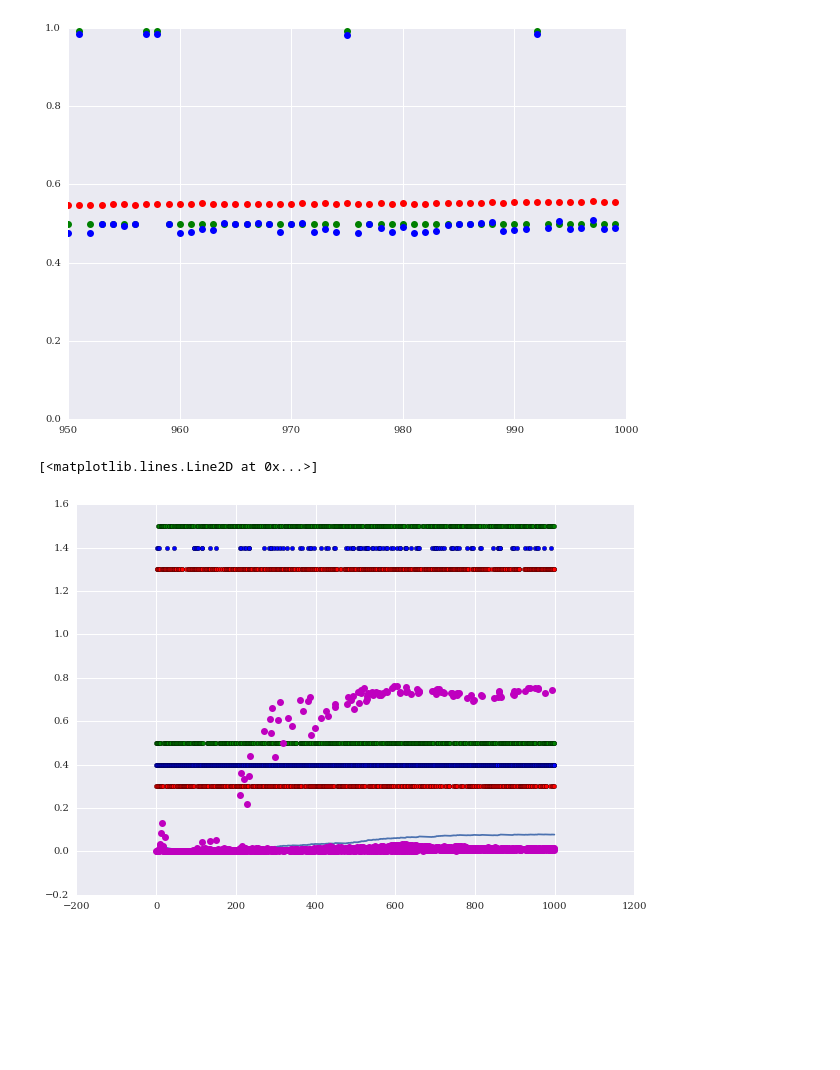
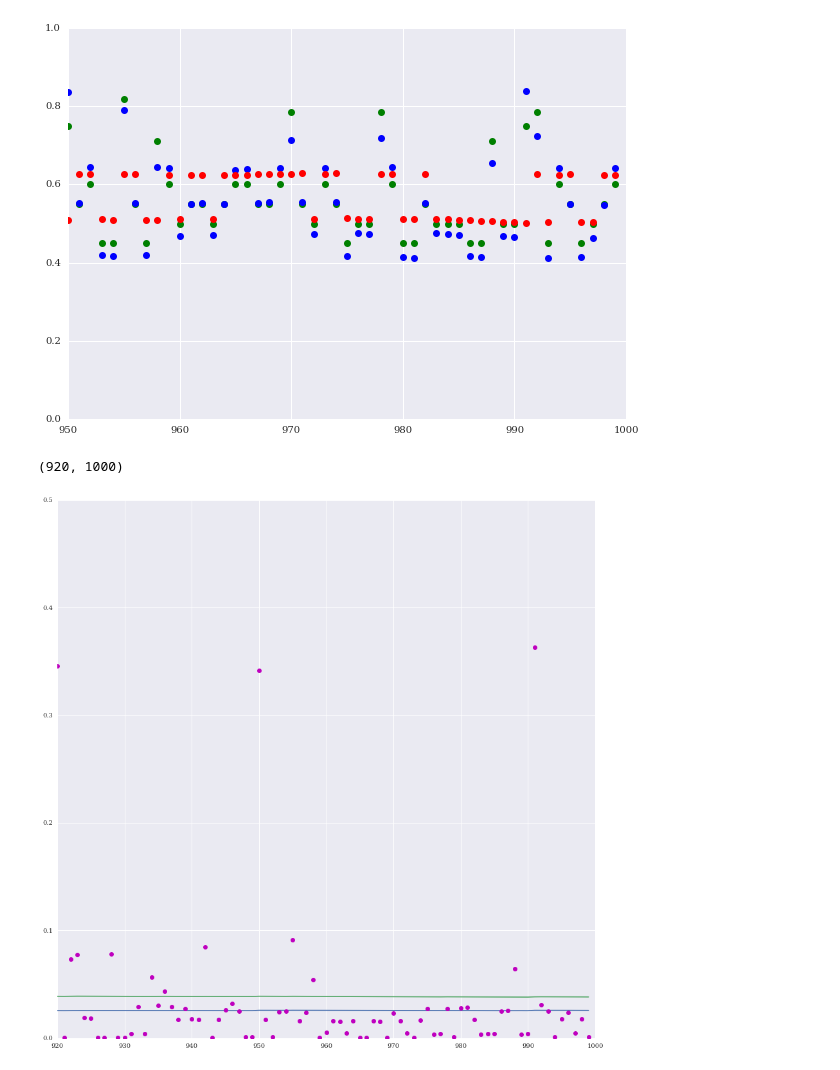
Before and after one commit to gabeschamberg/sample-path-causal-measure, a Jupyter notebook: notebooks/Conditional Bernoulli Causal Inference.ipynb, the cells around one changed output. Saved outputs shown, nothing was run; the diff lists cells and outputs as text; code cells hidden in the pictures; blank space fills up the shorter version.

```diff
--- a/notebooks/Conditional Bernoulli Causal Inference.ipynb
+++ b/notebooks/Conditional Bernoulli Causal Inference.ipynb
@@ -31,11 +31,11 @@ T = 1000
 params = np.zeros((N,N,K))
 # X params
 params[0,0,0] = 0   # x_{t-2} -> x_t
-params[0,0,1] = 0   # x_{t-1} -> x_t
+params[0,0,1] = -0.40546   # x_{t-1} -> x_t # P(X=1|X=1) = 0.6
 params[0,1,0] = 0   # y_{t-2} -> x_t
-params[0,1,1] = -5   # y_{t-1} -> x_t
+params[0,1,1] = -1.0986   # y_{t-1} -> x_t # P(X=1|Y=1) = 0.75
 params[0,2,0] = 0   # z_{t-2} -> x_t
-params[0,2,1] = 0   # z_{t-1} -> x_t
+params[0,2,1] = 0.20067   # z_{t-1} -> x_t # P(X=1|Z=1) = 0.45
 # Y params
 params[1,0,0] = 0   # x_{t-2} -> y_t
 params[1,0,1] = 0   # x_{t-1} -> y_t
@@ -53,7 +53,7 @@ params[2,2,1] = 0   # z_{t-1} -> z_t
 
 biases = np.zeros(N)
 biases[0] = 0
-biases[1] = 2
+biases[1] = 1.386294 # P(Y=1) = 0.2
 biases[2] = 0
 
 (sequences,probs) = gen_bernoulli(N,T,K,params=params,biases=biases)
@@ -81,21 +81,27 @@ plt.plot(r_probs,'ro')
 plt.ylim([0,1])
 plt.xlim([T-50,T]);
 # %% [output]
-[figure, old version]
+[figure, new version]
 # %%
 cyx = binary_causality(c_probs,r_probs)
+true_cyx = binary_causality(probs[0,:],[0.58]*T)
 
-plt.figure(figsize=(10,7))
+plt.figure(figsize=(15,15))
 c = ['r','b','g']
-for n in range(N):
+'''for n in range(N):
     sequence = sequences[n,:]
     prob = probs[n,:]
     plt.scatter(range(T),sequence+0.3+n*0.1,c=c[n])
     #plt.scatter(range(T),prob+n*0.1,c=c[n],alpha=0.1)
+'''
 plt.plot(np.cumsum(cyx)/np.arange(len(cyx)))
+#plt.plot([0,T],[0.088,0.088],'k--')
 plt.plot(cyx,'mo')
+#plt.plot(true_cyx,'yo')
+plt.plot(np.cumsum(np.abs(np.asarray(cyx)-np.asarray(true_cyx)))/np.arange(len(cyx)))
 
-#plt.xlim([T-80,T])
+
+plt.xlim([T-80,T])
 # %% [output]
-[<matplotlib.lines.Line2D at 0x...>]
+(920, 1000)
-[figure, old version]
+[figure, new version]
```
Also changed, not shown: parts of 2 cells of this notebook, 6 other files.
